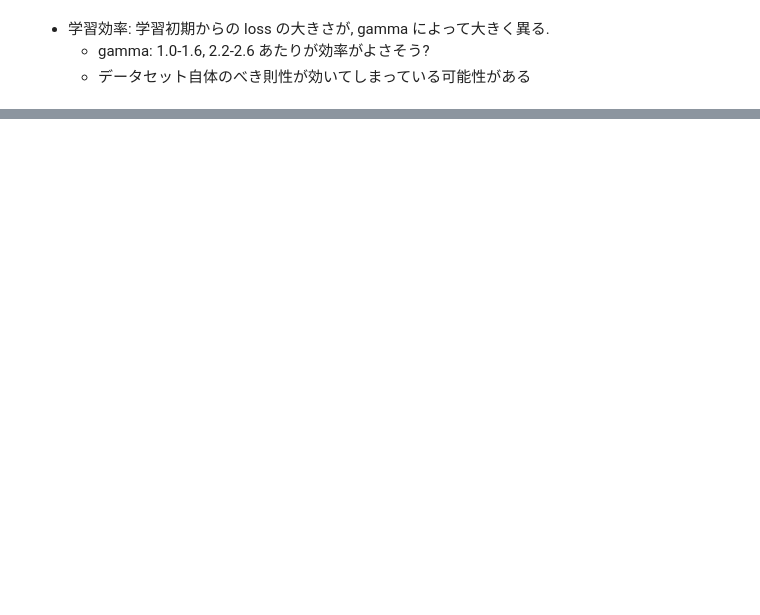
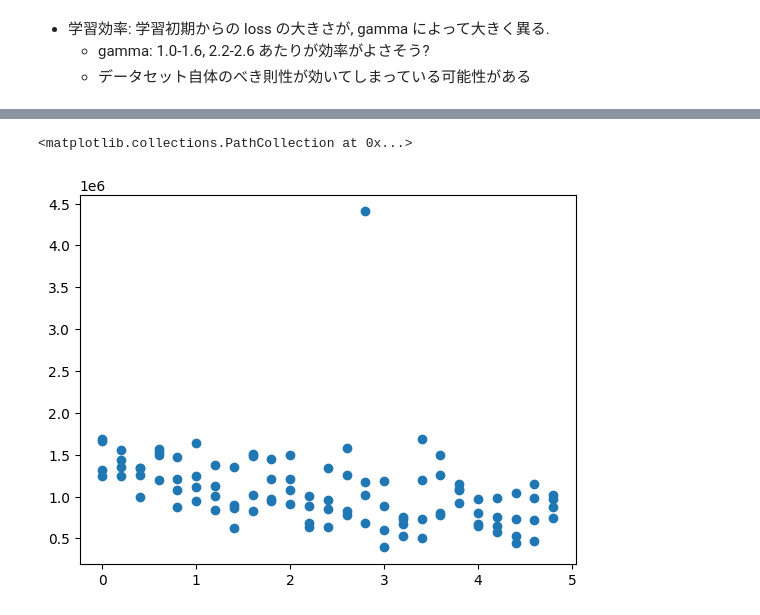
Before and after one commit to hoppiece/power-law-research, a Jupyter notebook: power_law_research/notebooks/01-VAE_fireing_plots.ipynb, the cells around one changed output, grey strips where cells are left out. Cells and saved outputs as stored; diff of their text form; code cells hidden in the pictures; blank space fills up the shorter version.

```diff
--- a/power_law_research/notebooks/01-VAE_fireing_plots.ipynb
+++ b/power_law_research/notebooks/01-VAE_fireing_plots.ipynb
@@ -282,0 +315,11 @@ plt.scatter(gammas[smoothing:], somoothed)
+# %%
+import yaml
+import pandas as pd
+
+hparam_path = hparams_files[0]
+metric_path = hparam_path.replace("hparams.yaml", "metrics.csv")
+hparams = yaml.safe_load(open(hparam_path))
+print(hparams)
+
+df = pd.read_csv(metric_path)
+df
@@ -282,0 +342,3 @@ plt.scatter(gammas[smoothing:], somoothed)
+# %%
+metrics = df.filter(like="metrics/", axis=1).sum().to_dict()
+metrics
@@ -282,0 +356,26 @@ plt.scatter(gammas[smoothing:], somoothed)
+# %%
+import yaml
+
+metrics_dict = dict()
+
+for hparam_path in hparams_files:
+    metric_path = hparam_path.replace("hparams.yaml", "metrics.csv")
+    hparams = yaml.safe_load(open(hparam_path))
+    gamma = hparams["power_law_gamma"]
+
+    df = pd.read_csv(metric_path)
+    metrics = df.filter(like="metrics/", axis=1).sum().to_dict()
+    for metric, value in metrics.items():
+        if not metrics_dict.get(metric):
+            metrics_dict[metric] = []
+
+        metrics_dict[metric].append([gamma, value])
+# %%
+import numpy as np
+import matplotlib.pyplot as plt
+
+data = np.array(metrics_dict["metrics/ave_loss_epoch/0"])
+plt.scatter(data[:, 0], data[:, 1])
+# %% [output]
+<matplotlib.collections.PathCollection at 0x...>
+[figure, added]
```
Also changed, not shown: parts of 16 cells of this notebook, 14 other files.
